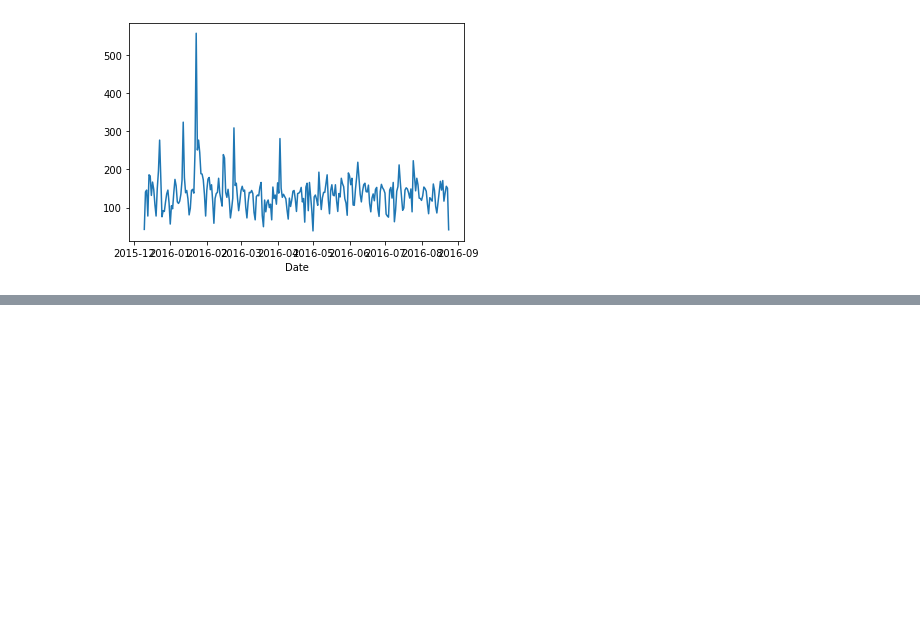
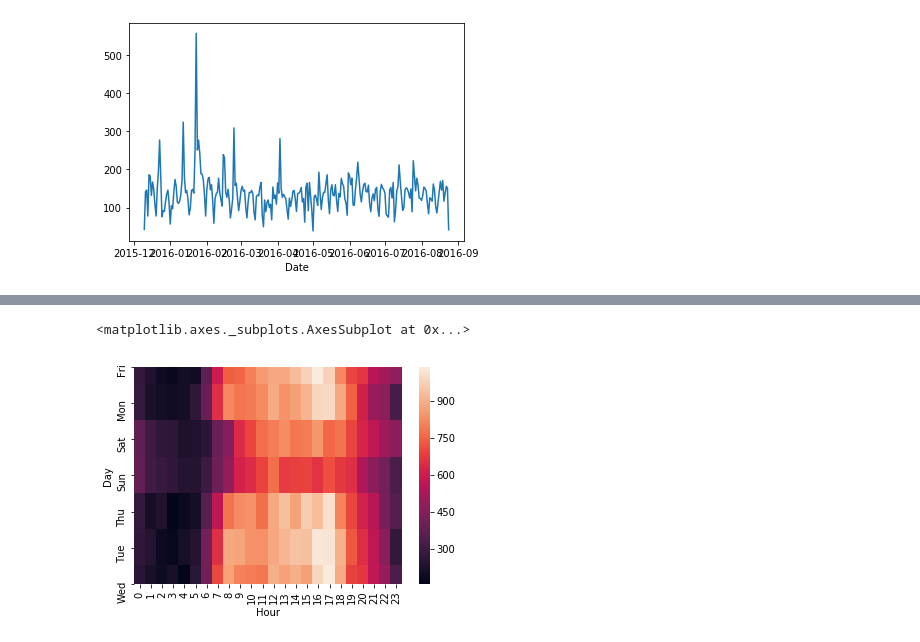
Before and after one commit to JujarP/911-calls, a Jupyter notebook: 911_calls.ipynb, the cells around one changed output, grey strips where cells are left out. Saved outputs shown, nothing was run; the diff lists cells and outputs as text; code cells hidden in the pictures; blank space fills up the shorter version.

```diff
--- a/911_calls.ipynb
+++ b/911_calls.ipynb
@@ -193,0 +216,4 @@ df[df['Reason']=='Traffic'].groupby('Date').count()['twp'].plot()
+# %%
+# RESTRUCTURE DATA FOR HEATMAPS
+dayhour_df = df.groupby(by=['Day','Hour']).count()['Reason'].unstack()
+dayhour_df.head()
@@ -193,0 +229,6 @@ df[df['Reason']=='Traffic'].groupby('Date').count()['twp'].plot()
+# %%
+# HEATMAP USING DAY-HOUR DATAFRAME
+sns.heatmap(dayhour_df)
+# %% [output]
+<matplotlib.axes._subplots.AxesSubplot at 0x...>
+[figure, added]
```
Also changed, not shown: parts of 8 cells of this notebook.
